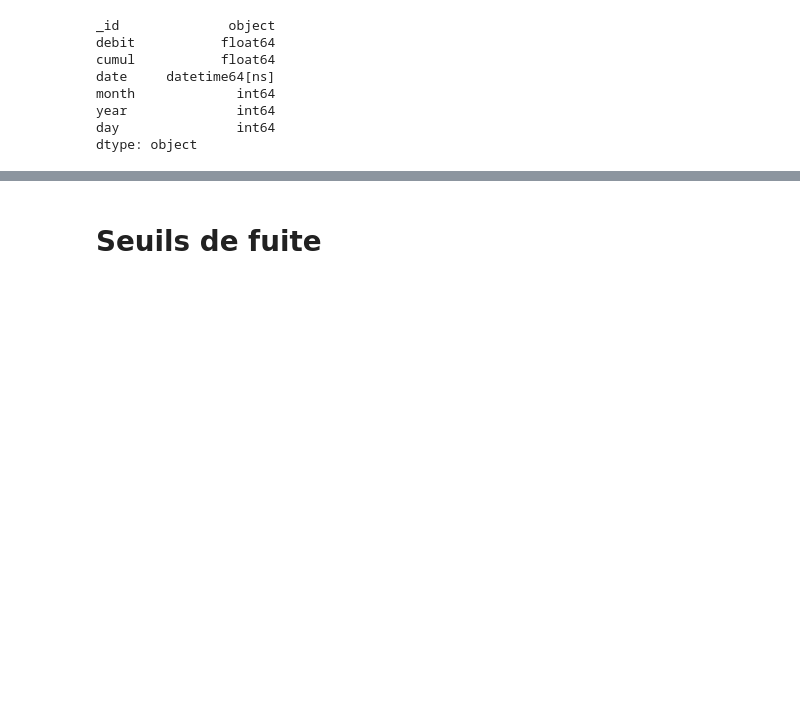
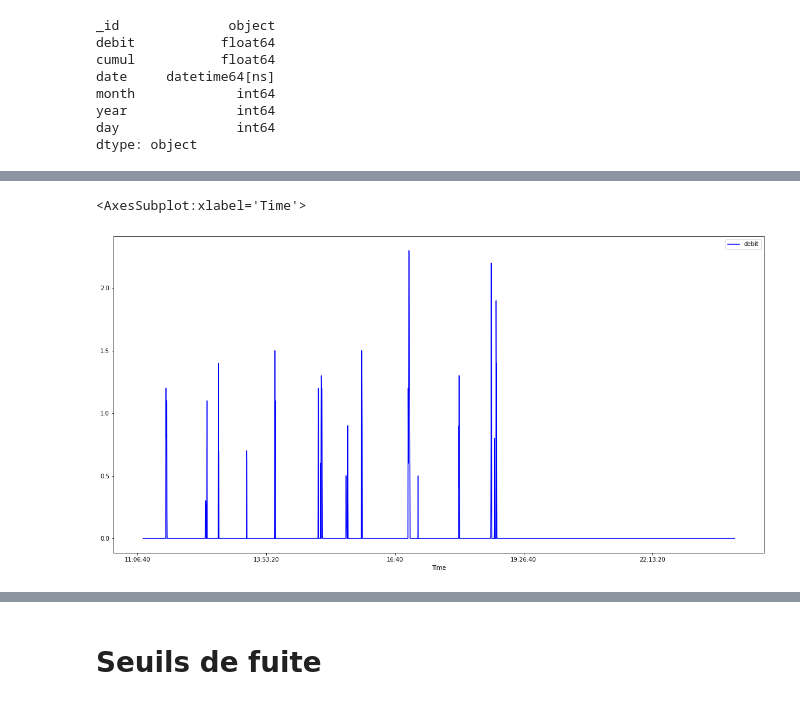
Before and after one commit to Cyrine-afk/Water-Consumption, a Jupyter notebook: Water DB.ipynb, the cells around one changed output, grey strips where cells are left out. Saved outputs shown, nothing was run; the diff lists cells and outputs as text; code cells hidden in the pictures; blank space fills up the shorter version.

```diff
--- a/Water DB.ipynb
+++ b/Water DB.ipynb
@@ -593,3 +577,7 @@ month             int64
 year              int64
 day               int64
 dtype: object
+# %%
+todayy_debit['Time'] = pd.to_datetime(todayy_debit['date']).dt.time
+#[todayy_debit['debit']!=0.0]
+todayy_debit[todayy_debit['debit']!=0.0].head(60)
@@ -595,0 +619,5 @@ dtype: object
+# %%
+todayy_debit[['debit','Time']].plot(kind='line', style=['b'], x='Time', y='debit', figsize=(20,10))
+# %% [output]
+<AxesSubplot:xlabel='Time'>
+[figure, added]
```
Also changed, not shown: parts of 7 cells of this notebook.
